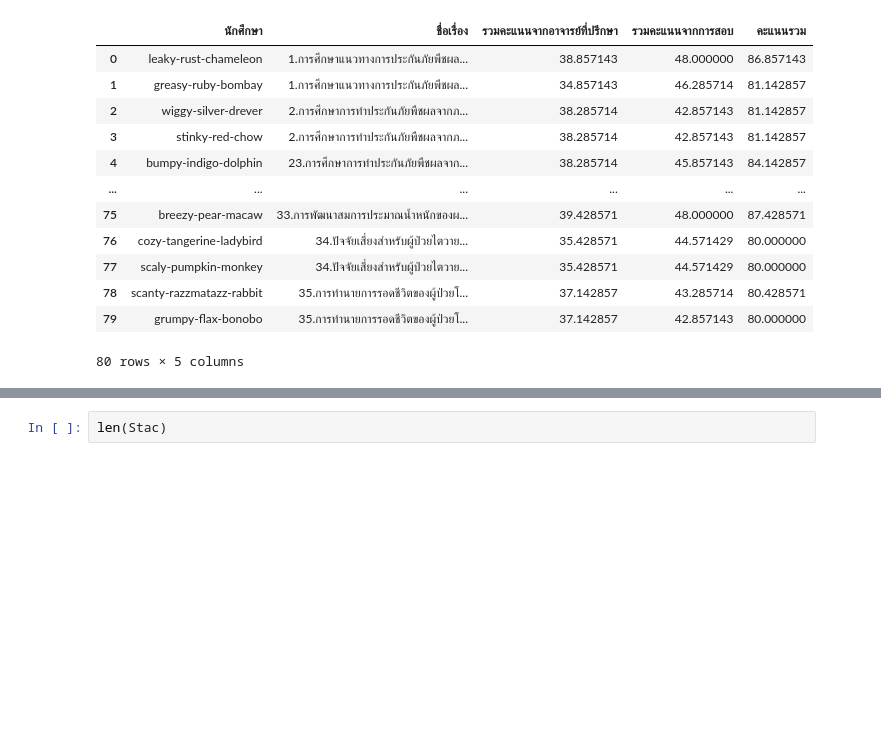
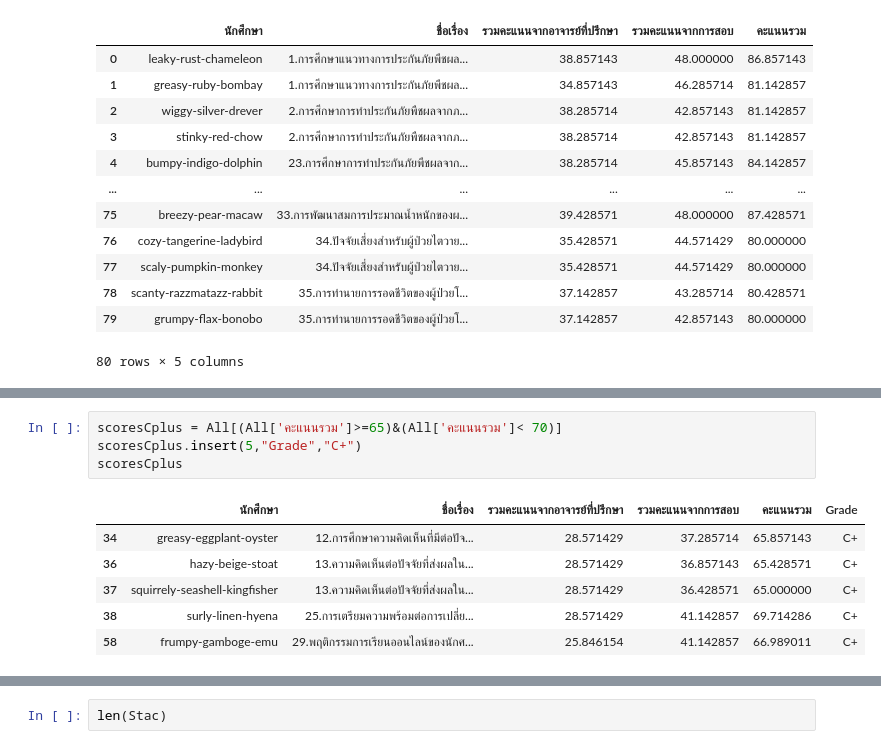
Before and after one commit to TungSoPon/BasicProg_DataViz65, a Jupyter notebook: DataViz65_Final.ipynb, the cells around one changed output, grey strips where cells are left out. Cells and saved outputs as stored; diff of their text form; blank space fills up the shorter version.

```diff
--- a/DataViz65_Final.ipynb
+++ b/DataViz65_Final.ipynb
@@ -732,0 +761,11 @@ All
+# %%
+scoresCplus = All[(All['คะแนนรวม']>=65)&(All['คะแนนรวม']< 70)]
+scoresCplus.insert(5,"Grade","C+")
+scoresCplus
+# %% [output]
+|  | นักศึกษา | ชื่อเรื่อง | รวมคะแนนจากอาจารย์ที่ปรึกษา | รวมคะแนนจากการสอบ | คะแนนรวม | Grade |
+| 34 | greasy-eggplant-oyster | 12.การศึกษาความคิดเห็นที่มีต่อปัจ... | 28.571429 | 37.285714 | 65.857143 | C+ |
+| 36 | hazy-beige-stoat | 13.ความคิดเห็นต่อปัจจัยที่ส่งผลใน... | 28.571429 | 36.857143 | 65.428571 | C+ |
+| 37 | squirrely-seashell-kingfisher | 13.ความคิดเห็นต่อปัจจัยที่ส่งผลใน... | 28.571429 | 36.428571 | 65.000000 | C+ |
+| 38 | surly-linen-hyena | 25.การเตรียมความพร้อมต่อการเปลี่ย... | 28.571429 | 41.142857 | 69.714286 | C+ |
+| 58 | frumpy-gamboge-emu | 29.พฤติกรรมการเรียนออนไลน์ของนักศ... | 25.846154 | 41.142857 | 66.989011 | C+ |
```
Also changed, not shown: parts of 46 cells of this notebook.
